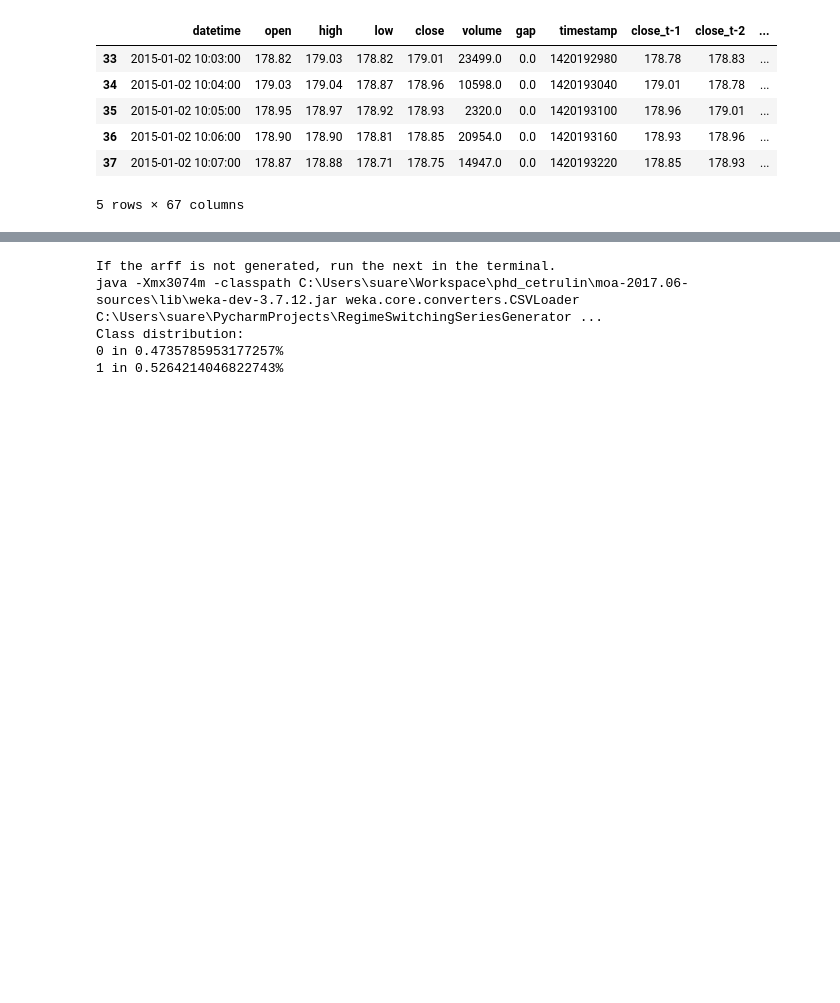
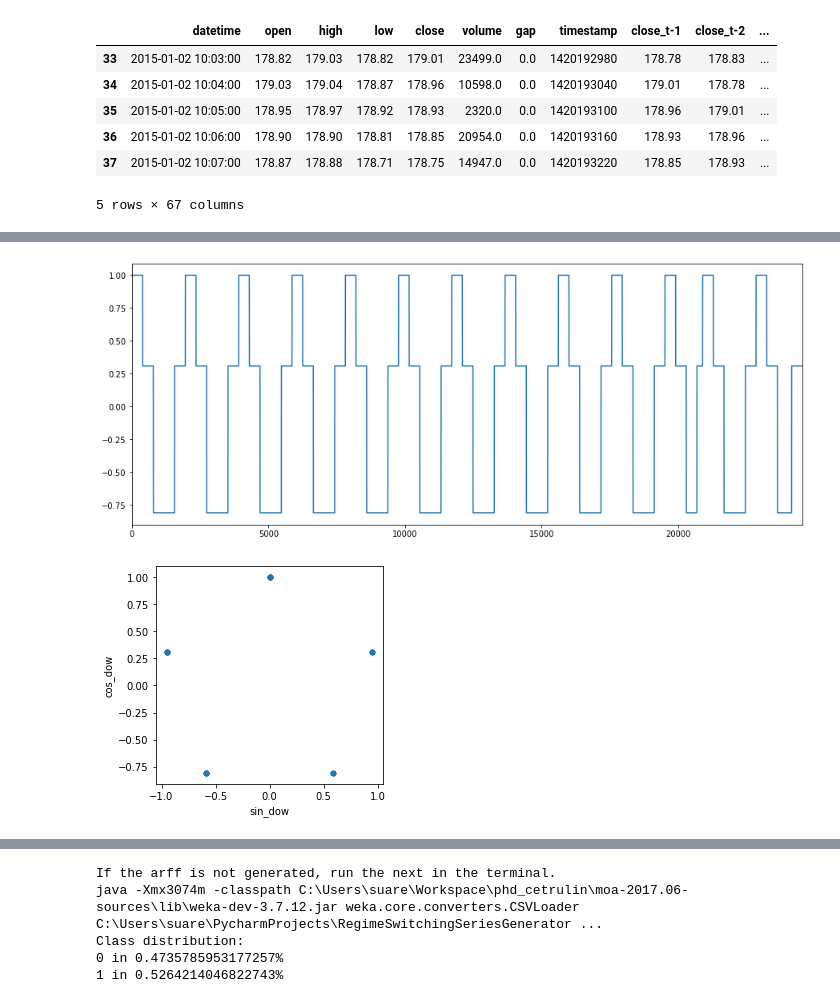
Before and after one commit to cetrulin/regime-switching-series-generator, a Jupyter notebook: notebooks/Data_preparation_experiments_NA_no_handling_gaps-ALPHA_VANTAGE.ipynb, the cells around one changed output, grey strips where cells are left out. Saved outputs shown, nothing was run; the diff lists cells and outputs as text; code cells hidden in the pictures; blank space fills up the shorter version.

```diff
--- a/notebooks/Data_preparation_experiments_NA_no_handling_gaps-ALPHA_VANTAGE.ipynb
+++ b/notebooks/Data_preparation_experiments_NA_no_handling_gaps-ALPHA_VANTAGE.ipynb
@@ -216,0 +275,10 @@ df.head()
+# %%
+# Day of the week (cyclical also, for weeks of 5 days)
+df['dow'] = pd.to_datetime(df.datetime).dt.dayofweek
+df['sin_dow'] = np.sin(2*np.pi*df.dow/5)
+df['cos_dow'] = np.cos(2*np.pi*df.dow/5)
+df.cos_dow.plot(figsize=(15,6))
+df.sample(50).plot.scatter('sin_dow','cos_dow').set_aspect('equal');
+# %% [output]
+[figure, added]
+[figure, added]
```
Also changed, not shown: parts of 28 cells of this notebook, 1 other file.
